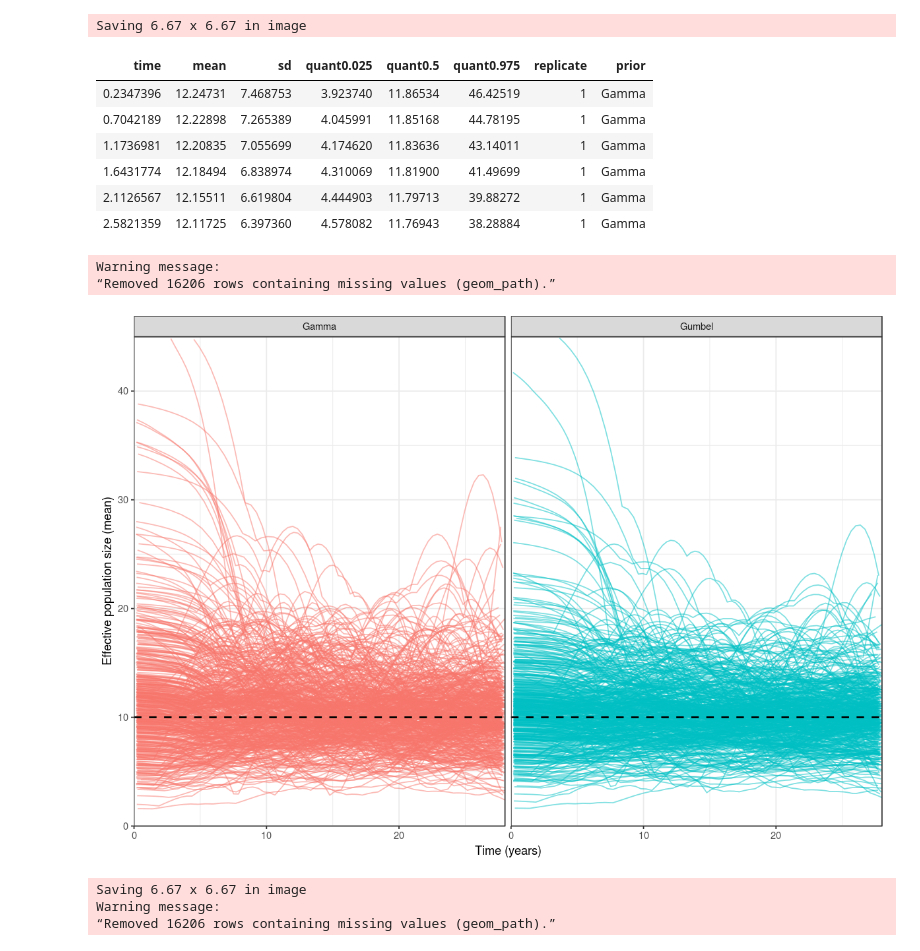
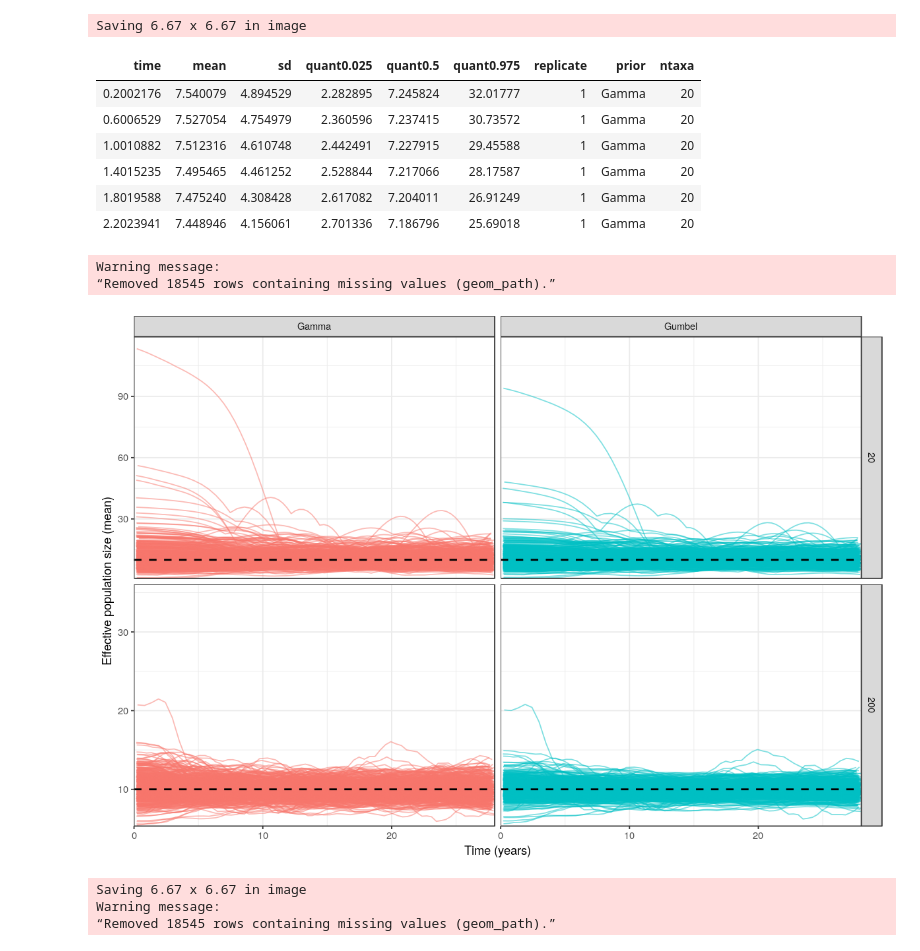
Before and after one commit to maxbiostat/CODE, a Jupyter notebook: skygrid_hyperprior/BNPR_simulation_study.ipynb, the cells around one changed output. Cells and saved outputs as stored; diff of their text form; code cells hidden in the pictures.

Commit message:
fixed a few minor things with skygrid precision prior

```diff
--- a/skygrid_hyperprior/BNPR_simulation_study.ipynb
+++ b/skygrid_hyperprior/BNPR_simulation_study.ipynb
@@ -122,48 +140,59 @@ ggsave("~/Dropbox/GENERAL_CRAP_TANK/PRIORS_BAYESIAN_PHYLOGENETICS/NOTES/figures/
 # %% [output]
 Saving 6.67 x 6.67 in image
 # %%
-summaries_gamma <- do.call(rbind, lapply(1:nrep, function(i) {
-  data.frame(reconstructions_20taxa_gamma[[i]]$summary, replicate = i, prior = "Gamma")
+summaries_gamma_20taxa <- do.call(rbind, lapply(1:nrep, function(i) {
+  data.frame(reconstructions_20taxa_gamma[[i]]$summary, replicate = i, prior = "Gamma", ntaxa = "20")
 } ))
-summaries_gumbel <- do.call(rbind, lapply(1:nrep, function(i) {
-  data.frame(reconstructions_20taxa_gumbel[[i]]$summary, replicate = i, prior = "Gumbel")
+summaries_gumbel_20taxa <- do.call(rbind, lapply(1:nrep, function(i) {
+  data.frame(reconstructions_20taxa_gumbel[[i]]$summary, replicate = i, prior = "Gumbel", ntaxa = "20")
 } ))
 
-all_estimates <- rbind(summaries_gamma, summaries_gumbel)
+summaries_gamma_200taxa <- do.call(rbind, lapply(1:nrep, function(i) {
+  data.frame(reconstructions_200taxa_gamma[[i]]$summary, replicate = i, prior = "Gamma", ntaxa = "200")
+} ))
+summaries_gumbel_200taxa <- do.call(rbind, lapply(1:nrep, function(i) {
+  data.frame(reconstructions_200taxa_gumbel[[i]]$summary, replicate = i, prior = "Gumbel", ntaxa = "200")
+} ))
+
+
+
+all_estimates <- rbind(summaries_gamma_20taxa, summaries_gumbel_20taxa,
+                      summaries_gamma_200taxa, summaries_gumbel_200taxa)
+all_estimates$ntaxa <- as.factor(all_estimates$ntaxa)
 head(all_estimates)
 # %% [output]
-| time | mean | sd | quant0.025 | quant0.5 | quant0.975 | replicate | prior |
-| 0.2347396 | 12.24731 | 7.468753 | 3.923740 | 11.86534 | 46.42519 | 1 | Gamma |
-| 0.7042189 | 12.22898 | 7.265389 | 4.045991 | 11.85168 | 44.78195 | 1 | Gamma |
-| 1.1736981 | 12.20835 | 7.055699 | 4.174620 | 11.83636 | 43.14011 | 1 | Gamma |
-| 1.6431774 | 12.18494 | 6.838974 | 4.310069 | 11.81900 | 41.49699 | 1 | Gamma |
-| 2.1126567 | 12.15511 | 6.619804 | 4.444903 | 11.79713 | 39.88272 | 1 | Gamma |
-| 2.5821359 | 12.11725 | 6.397360 | 4.578082 | 11.76943 | 38.28884 | 1 | Gamma |
+| time | mean | sd | quant0.025 | quant0.5 | quant0.975 | replicate | prior | ntaxa |
+| 0.2002176 | 7.540079 | 4.894529 | 2.282895 | 7.245824 | 32.01777 | 1 | Gamma | 20 |
+| 0.6006529 | 7.527054 | 4.754979 | 2.360596 | 7.237415 | 30.73572 | 1 | Gamma | 20 |
+| 1.0010882 | 7.512316 | 4.610748 | 2.442491 | 7.227915 | 29.45588 | 1 | Gamma | 20 |
+| 1.4015235 | 7.495465 | 4.461252 | 2.528844 | 7.217066 | 28.17587 | 1 | Gamma | 20 |
+| 1.8019588 | 7.475240 | 4.308428 | 2.617082 | 7.204011 | 26.91249 | 1 | Gamma | 20 |
+| 2.2023941 | 7.448946 | 4.156061 | 2.701336 | 7.186796 | 25.69018 | 1 | Gamma | 20 |
 # %%
 for_plot <- all_estimates
 for_plot$replicate <- as.factor(for_plot$replicate)
 options(repr.plot.width = 10, repr.plot.height = 7)
 p2 <- ggplot(data = for_plot, aes(x = time, y = mean, col = prior, group = replicate)) +
   scale_x_continuous("Time (years)", expand = c(0, 0), limits = c(0, 28)) +
-  scale_y_continuous("Effective population size (mean)", limits = c(0, 45), expand = c(0, 0)) +
+  scale_y_continuous("Effective population size (mean)", expand = c(0, 0)) +
   geom_line(alpha = .5) +
-  facet_grid(.~prior) +
+  facet_grid(ntaxa~prior, scales = "free_y") +
   guides(col = FALSE) +
   theme_bw() +
   geom_hline(yintercept = 10, linetype = "dashed", size = .8)+
   NULL
 p2
 # %% [output]
 Warning message:
-“Removed 16206 rows containing missing values (geom_path).”
+“Removed 18545 rows containing missing values (geom_path).”
-[figure, old version]
+[figure, new version]
 # %%
 ggsave("~/Dropbox/GENERAL_CRAP_TANK/PRIORS_BAYESIAN_PHYLOGENETICS/NOTES/figures/trajectories_mean_phylodyn.pdf",
        plot = p2)
 # %% [output]
 Saving 6.67 x 6.67 in image
 Warning message:
-“Removed 16206 rows containing missing values (geom_path).”
+“Removed 18545 rows containing missing values (geom_path).”
 # %%
 p3 <- ggplot(data = for_plot, aes(x = replicate, y = sd, col = prior)) +
   geom_boxplot(alpha = .3) +
```
Also changed, not shown: parts of 14 cells of this notebook, 1 other file.
